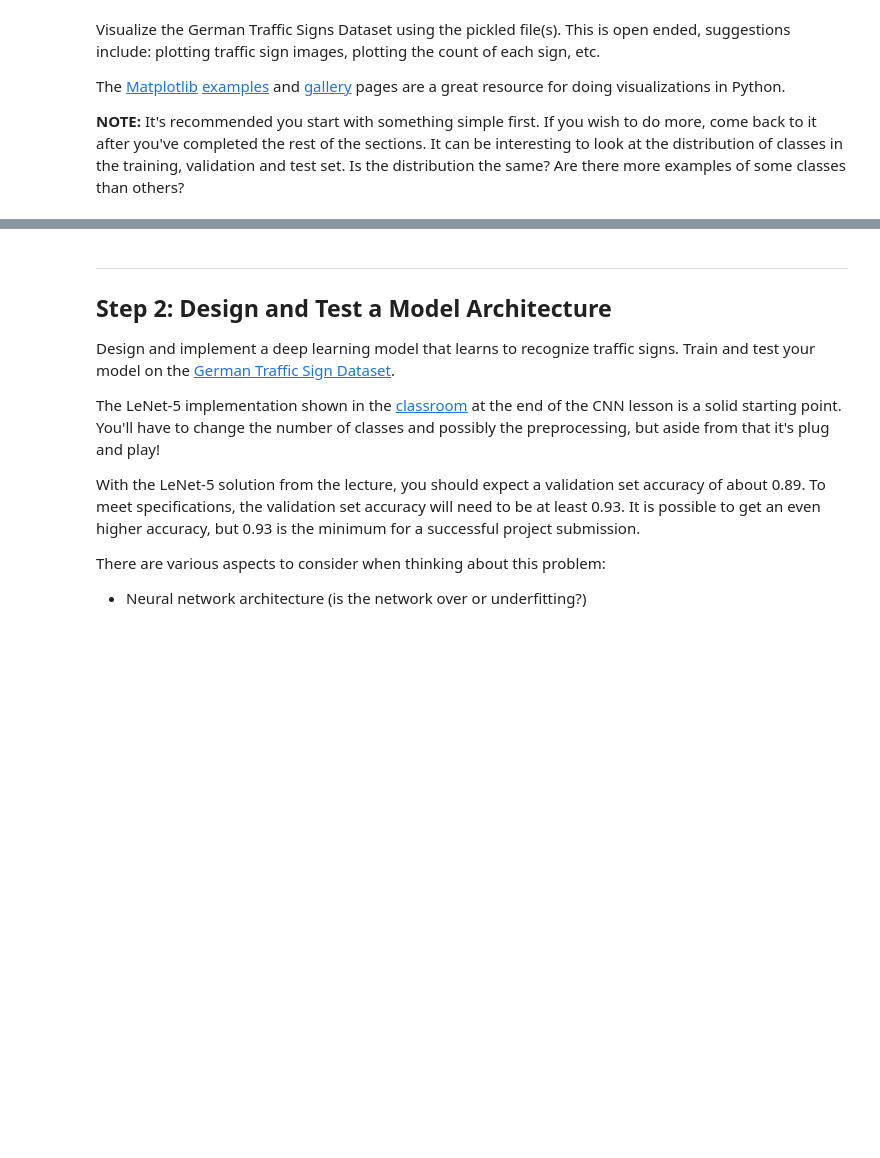
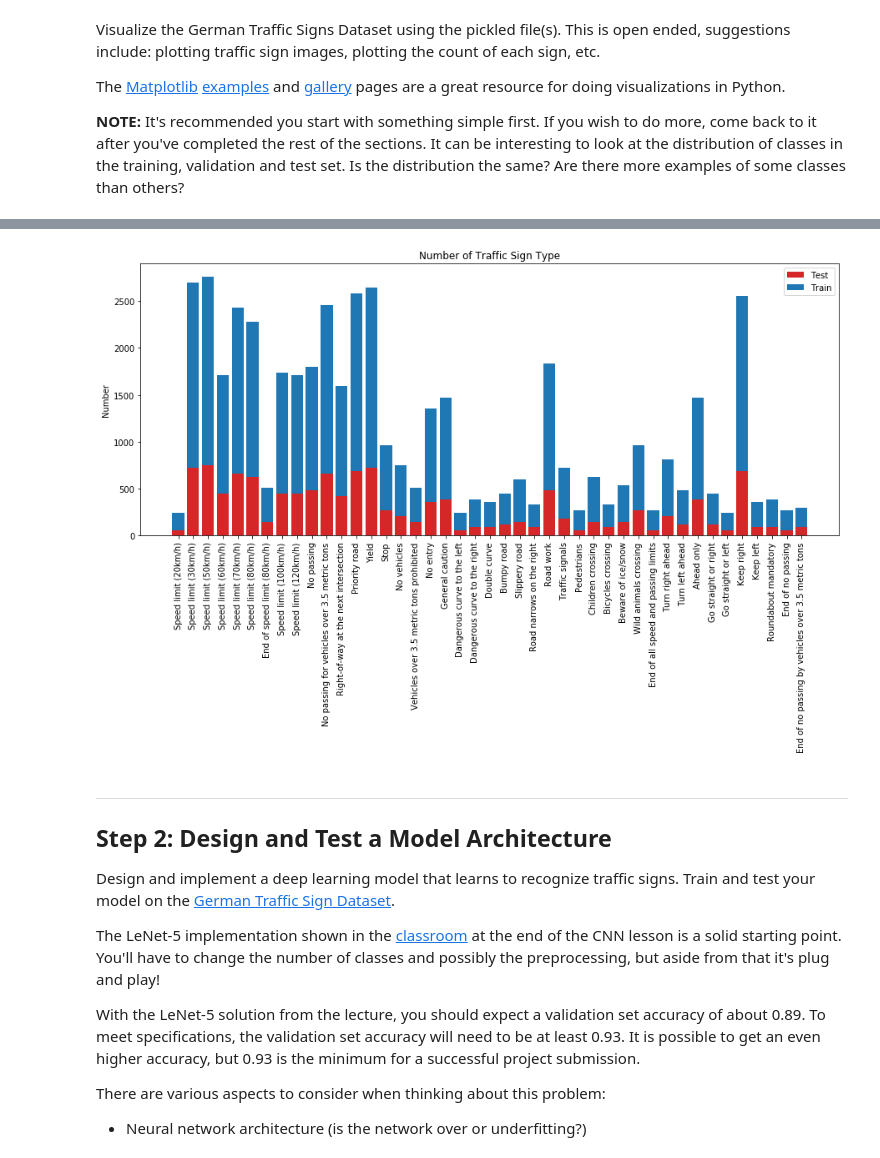
Before and after one commit to haiqibian/Traffic-Sign-Classifier-Project, a Jupyter notebook: Traffic_Sign_Classifier.ipynb, the cells around one changed output, grey strips where cells are left out. Saved outputs shown, nothing was run; the diff lists cells and outputs as text; code cells hidden in the pictures; blank space fills up the shorter version.

```diff
--- a/Traffic_Sign_Classifier.ipynb
+++ b/Traffic_Sign_Classifier.ipynb
@@ -57,6 +57,7 @@ Complete the basic data summary below. Use python, numpy and/or pandas methods t
 # %%
 ### Replace each question mark with the appropriate value.
 ### Use python, pandas or numpy methods rather than hard coding the results
+import numpy as np
 
 # TODO: Number of training examples
 n_train = len(X_train)
@@ -71,7 +72,7 @@ n_test = len(X_test)
 image_shape = X_train[0].shape
 
 # TODO: How many unique classes/labels there are in the dataset.
-n_classes = len(y_train)
+n_classes = len(np.unique(y_train))
 
 print("Number of training examples =", n_train)
 print("Number of testing examples =", n_test)
@@ -111,3 +111,36 @@ print(y_train[index])
+# %%
+### Plot the number of each traffic sign.
+import csv
+
+test_number = np.zeros(n_classes)
+train_number = np.zeros(n_classes)
+sign_name_list = []
+
+with open('signnames.csv') as csvfile:
+    reader = csv.DictReader(csvfile)
+    for row in reader:
+        sign_name_list.append(row['SignName'])
+
+for classes in y_test:
+    test_number[classes] += 1
+for classes in y_train:
+    train_number[classes] += 1
+
+plt.figure(figsize=(15,6))
+plt.xticks(rotation=90)
+classes_sequence = np.arange(n_classes)
+p1 = plt.bar(classes_sequence, test_number, width=0.8, color='#d62728')
+p2 = plt.bar(classes_sequence, train_number, width=0.8, bottom=test_number)
+
+
+plt.ylabel('Number')
+plt.xticks(classes_sequence, sign_name_list)
+plt.title('Number of Traffic Sign Type')
+plt.legend((p1[0], p2[0]), ('Test', 'Train'))
+
+plt.show()
+# %% [output]
+[figure, added]
 # %% [markdown]
 ----
 
```
Also changed, not shown: parts of 27 cells of this notebook.
